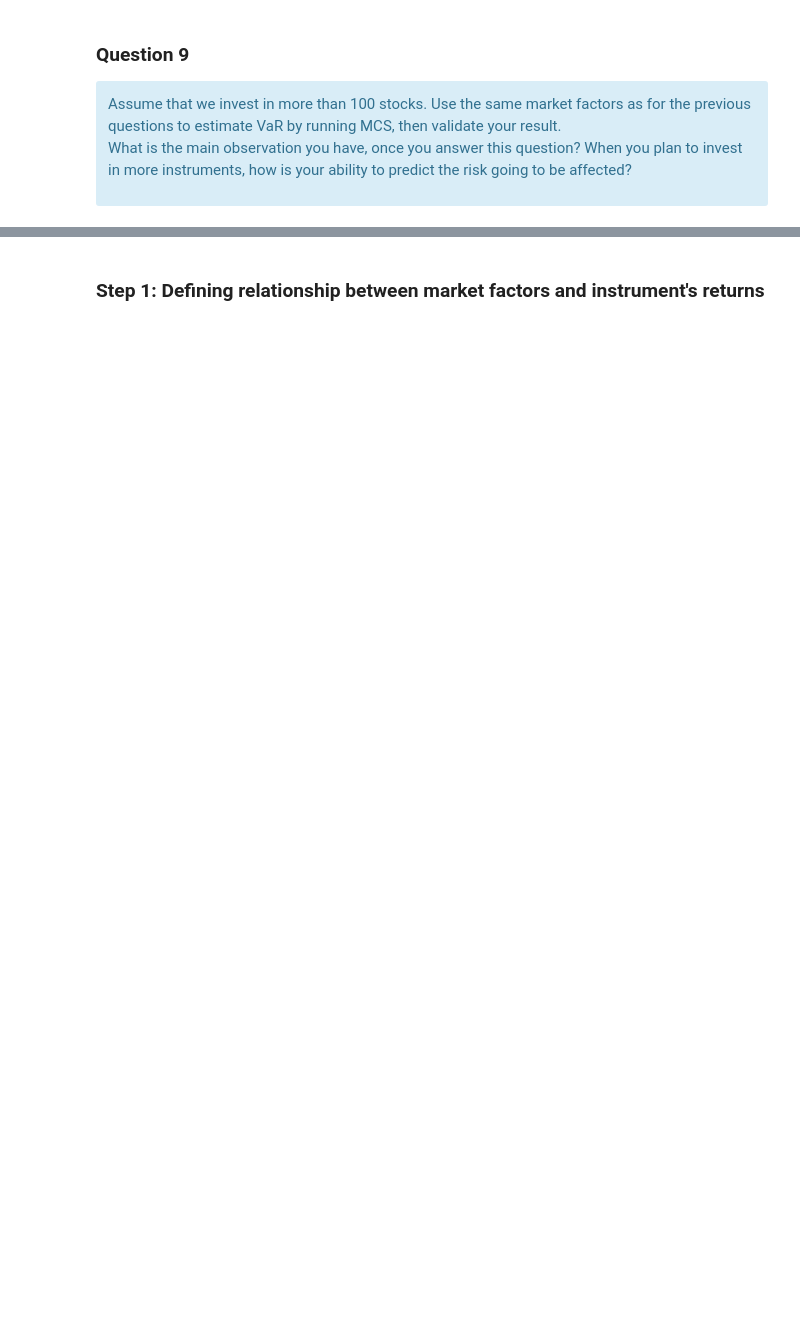
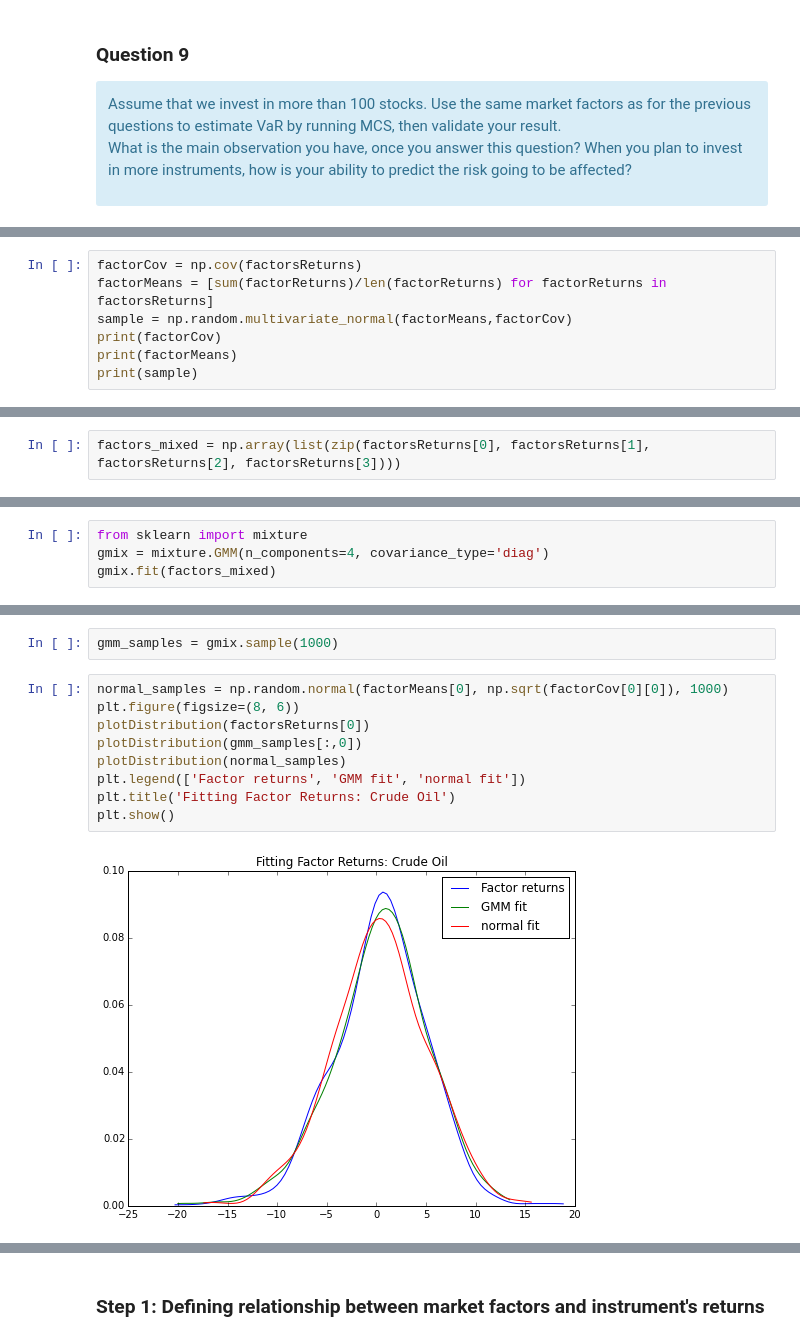
Before and after one commit to sjerbi/Algorithmic-Machine-Learning, a Jupyter notebook: [Lecture 7+8] Estimating Financial Risk through Monte Carlo Simulation.ipynb, the cells around one changed output, grey strips where cells are left out. Drawn from its saved outputs; the diff is of its cells as text; blank space fills up the shorter version.

```diff
--- a/[Lecture 7+8] Estimating Financial Risk through Monte Carlo Simulation.ipynb
+++ b/[Lecture 7+8] Estimating Financial Risk through Monte Carlo Simulation.ipynb
@@ -1191,0 +1267,7 @@ What is the main observation you have, once you answer this question? When you p
+# %%
+factorCov = np.cov(factorsReturns)
+factorMeans = [sum(factorReturns)/len(factorReturns) for factorReturns in factorsReturns]
+sample = np.random.multivariate_normal(factorMeans,factorCov)
+print(factorCov)
+print(factorMeans)
+print(sample)
@@ -1191,0 +1427,2 @@ What is the main observation you have, once you answer this question? When you p
+# %%
+factors_mixed = np.array(list(zip(factorsReturns[0], factorsReturns[1], factorsReturns[2], factorsReturns[3])))
@@ -1191,0 +1433,4 @@ What is the main observation you have, once you answer this question? When you p
+# %%
+from sklearn import mixture
+gmix = mixture.GMM(n_components=4, covariance_type='diag')
+gmix.fit(factors_mixed)
@@ -1191,0 +1492,13 @@ What is the main observation you have, once you answer this question? When you p
+# %%
+gmm_samples = gmix.sample(1000)
+# %%
+normal_samples = np.random.normal(factorMeans[0], np.sqrt(factorCov[0][0]), 1000)
+plt.figure(figsize=(8, 6))
+plotDistribution(factorsReturns[0])
+plotDistribution(gmm_samples[:,0])
+plotDistribution(normal_samples)
+plt.legend(['Factor returns', 'GMM fit', 'normal fit'])
+plt.title('Fitting Factor Returns: Crude Oil')
+plt.show()
+# %% [output]
+[figure, added]
```
Also changed, not shown: parts of 121 cells of this notebook, 1 other file.
